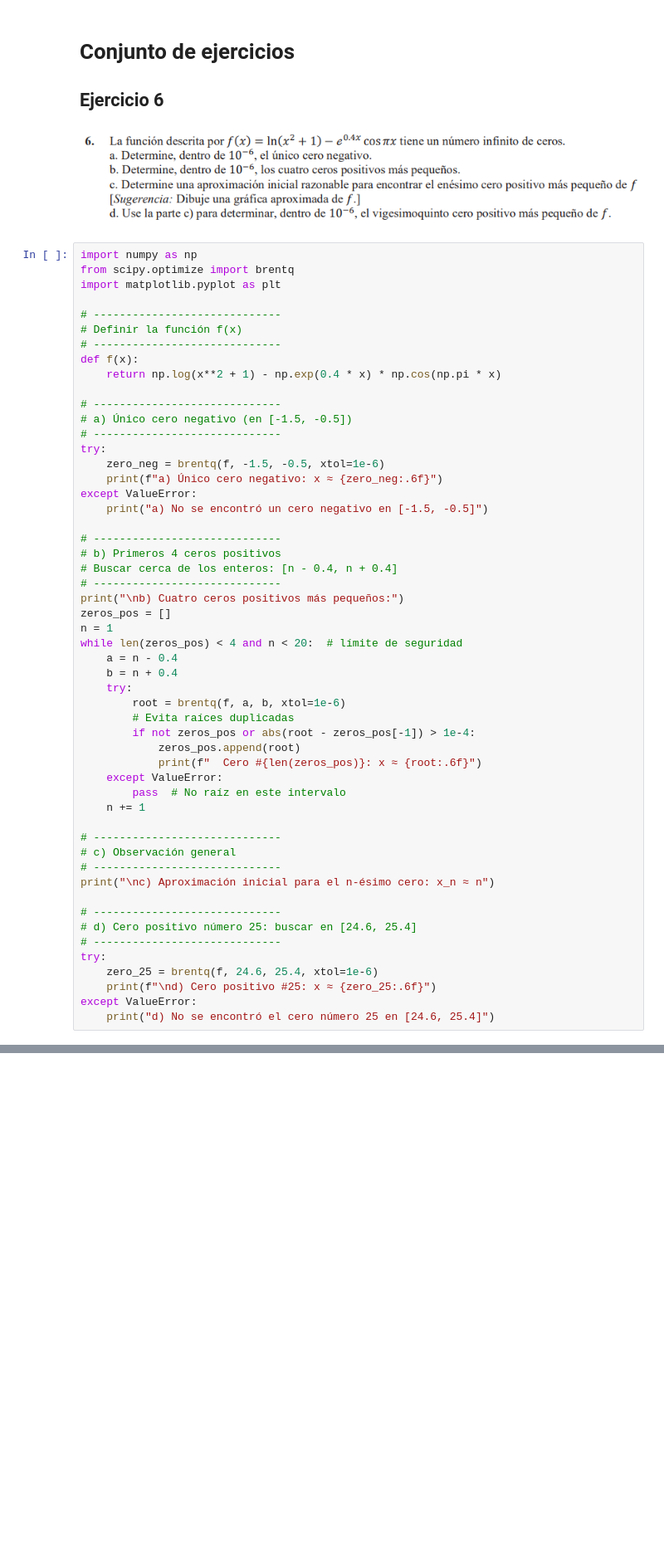
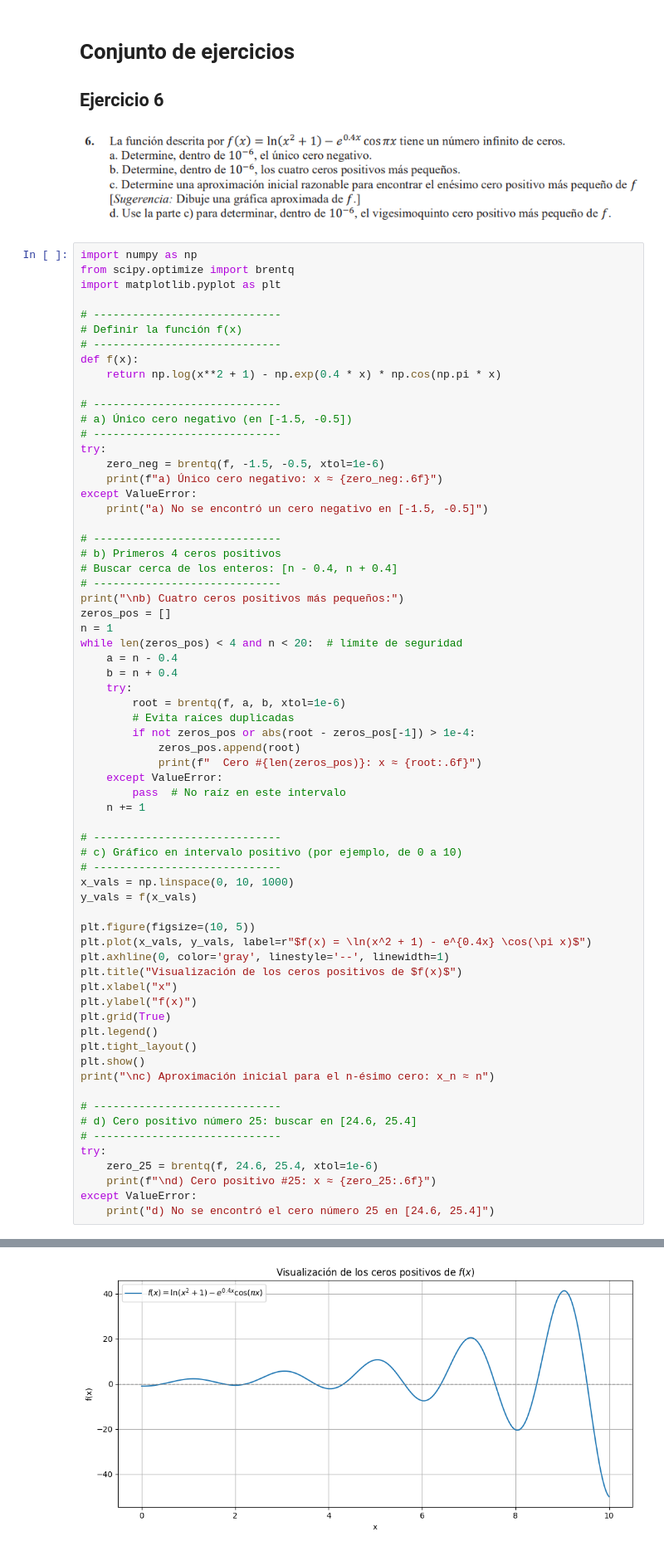
Before and after one commit to AnguloJairo/Tarea05_MN, a Jupyter notebook: Conjunto_Ejercicios/C_ejercicio06.ipynb, the cells around one changed output, grey strips where cells are left out. Shown: that part at 83% size. Drawn from its saved outputs; the diff is of its cells as text; blank space fills up the shorter version.

```diff
--- a/Conjunto_Ejercicios/C_ejercicio06.ipynb
+++ b/Conjunto_Ejercicios/C_ejercicio06.ipynb
@@ -43,8 +43,21 @@ while len(zeros_pos) < 4 and n < 20:  # límite de seguridad
     n += 1
 
 # -----------------------------
-# c) Observación general
+# c) Gráfico en intervalo positivo (por ejemplo, de 0 a 10)
 # -----------------------------
+x_vals = np.linspace(0, 10, 1000)
+y_vals = f(x_vals)
+
+plt.figure(figsize=(10, 5))
+plt.plot(x_vals, y_vals, label=r"$f(x) = \ln(x^2 + 1) - e^{0.4x} \cos(\pi x)$")
+plt.axhline(0, color='gray', linestyle='--', linewidth=1)
+plt.title("Visualización de los ceros positivos de $f(x)$")
+plt.xlabel("x")
+plt.ylabel("f(x)")
+plt.grid(True)
+plt.legend()
+plt.tight_layout()
+plt.show()
 print("\nc) Aproximación inicial para el n-ésimo cero: x_n ≈ n")
 
 # -----------------------------
@@ -65,0 +76 @@ d) No se encontró el cero número 25 en [24.6, 25.4]
+[figure, added]
```
Also changed, not shown: parts of 1 cell of this notebook.
